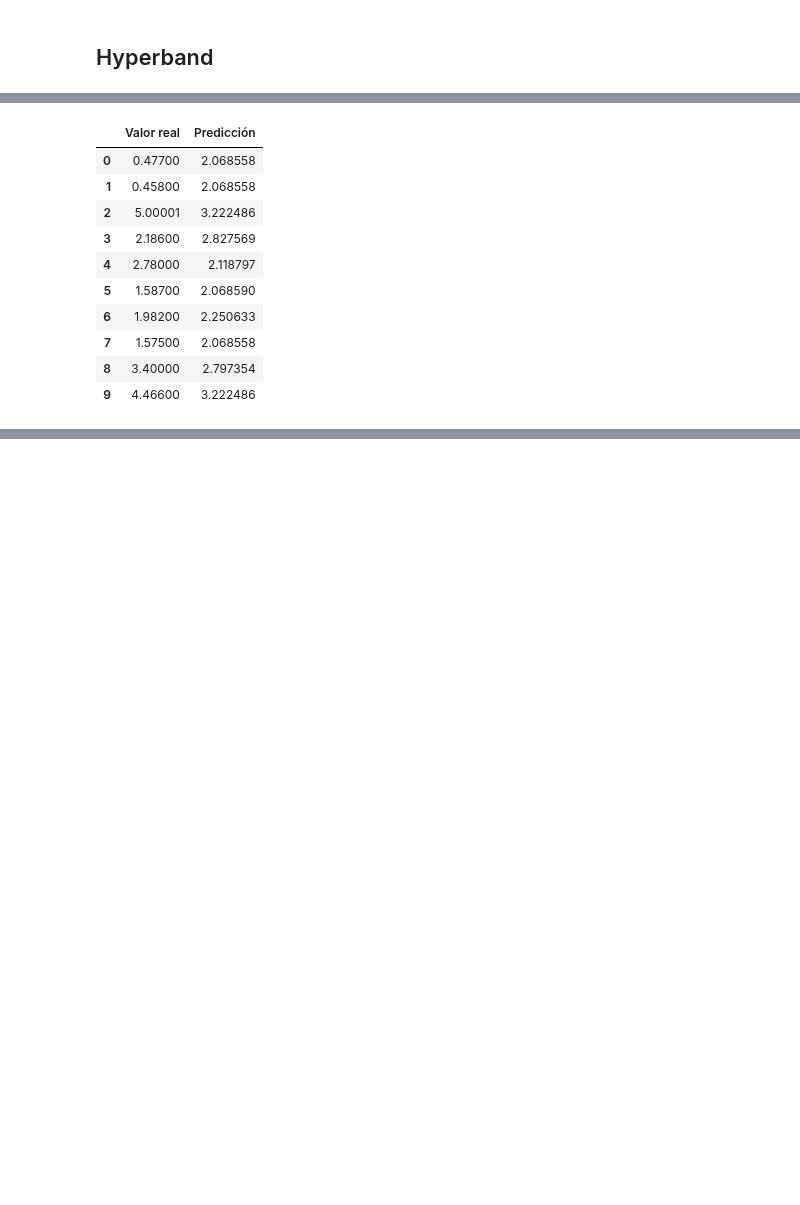
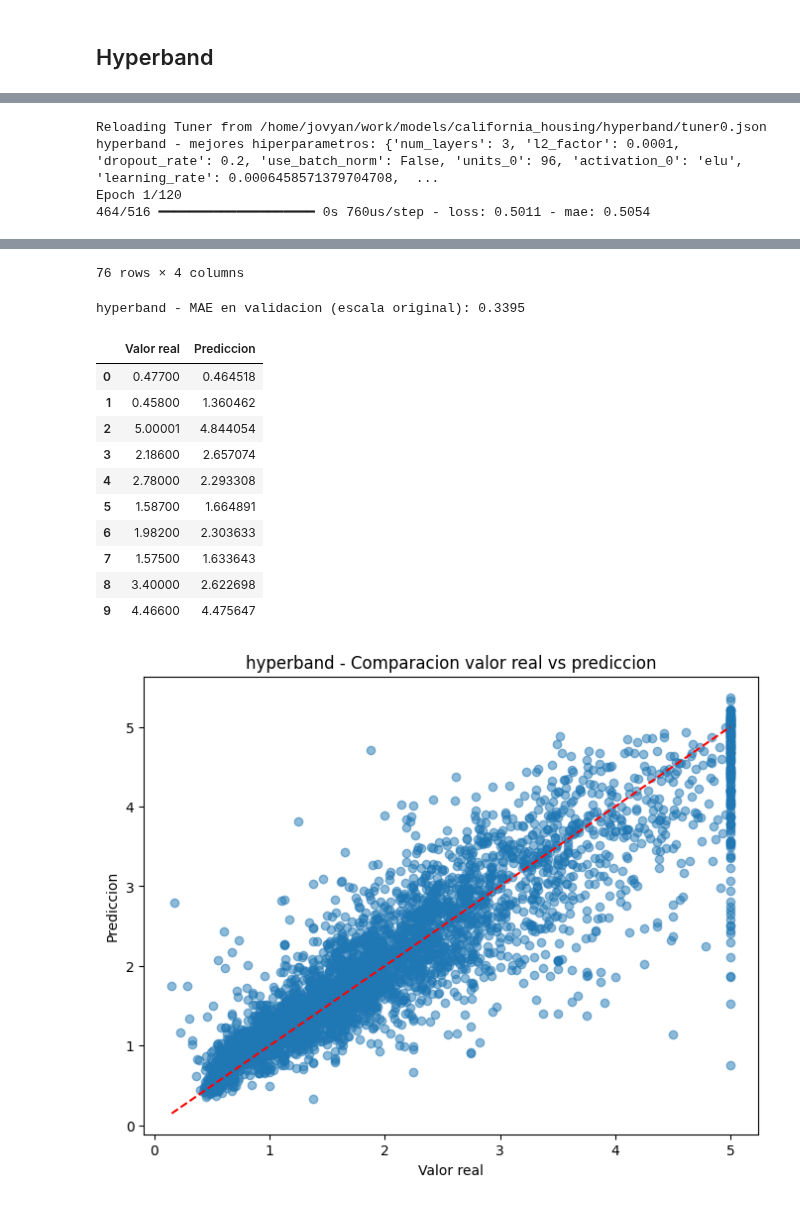
Before and after one commit to HUMartinezC/ia_bigdata_lab, a Jupyter notebook: notebooks/pia/comparacion_red_neuronal_regresion.ipynb, the cells around one changed output, grey strips where cells are left out. Cells and saved outputs as stored; diff of their text form; code cells hidden in the pictures; blank space fills up the shorter version.

```diff
--- a/notebooks/pia/comparacion_red_neuronal_regresion.ipynb
+++ b/notebooks/pia/comparacion_red_neuronal_regresion.ipynb
@@ -390,21 +408,2 @@ comparacion.head(10)
 # %% [markdown]
 ## Hyperband
-# %%
-def build_model(hp):
-    model = Sequential()
-
-    # Definir el número de capas (Hyperparameter for num_layers)
-    num_layers = hp.Int('num_layers', min_value=2, max_value=5)  # Número de capas entre 2 y 5
-
-    # Añadir capas dinámicamente en función del número de capas seleccionado
-    for i in range(num_layers):
-        model.add(Dense(units=hp.Int(f'units_{i}', min_value=16, max_value=64, step=16),
-                        activation=hp.Choice('activation', values=['relu', 'tanh', 'sigmoid'])))
-
-    model.add(Dense(1, activation='sigmoid'))  # Capa de salida
-
-    # Definir el optimizador con el learning rate como hiperparámetro
-    model.compile(optimizer=tf.keras.optimizers.Adam(learning_rate=hp.Float('learning_rate', min_value=1e-4, max_value=1e-2, sampling='LOG')),
-                  loss='mse',
-                  metrics=['mae'])
-    return model
@@ -454,21 +410,16 @@ Precisión en el conjunto de prueba: 0.6291781067848206
-# %%
-# Comparar valores originales vs predichos (desescalados)
-
-# Desescalar ambos arrays
-y_test_real = scaler_y.inverse_transform(y_test_scaled.reshape(-1, 1)).ravel()
-y_pred_scaled = model.predict(X_test, verbose=0).ravel()
-y_pred = scaler_y.inverse_transform(y_pred_scaled.reshape(-1, 1)).ravel()
-comparacion = pd.DataFrame({ 'Valor real': y_test_real, 'Predicción': y_pred })
-comparacion.head(10)
-# %% [output]
-|  | Valor real | Predicción |
-| 0 | 0.47700 | 2.068558 |
-| 1 | 0.45800 | 2.068558 |
-| 2 | 5.00001 | 3.222486 |
-| 3 | 2.18600 | 2.827569 |
-| 4 | 2.78000 | 2.118797 |
-| 5 | 1.58700 | 2.068590 |
-| 6 | 1.98200 | 2.250633 |
-| 7 | 1.57500 | 2.068558 |
-| 8 | 3.40000 | 2.797354 |
-| 9 | 4.46600 | 3.222486 |
+# %%
+tuner_hb = kt.Hyperband(
+    build_model,
+    objective="val_mae",
+    max_epochs=EPOCHS_TUNER,
+    hyperband_iterations=2,
+    directory=output_dir,
+    project_name="hyperband",
+)
+
+model_hb = run_tuner_experiment(tuner_hb, "hyperband")
+# %% [output]
+Reloading Tuner from /home/jovyan/work/models/california_housing/hyperband/tuner0.json
+hyperband - mejores hiperparametros: {'num_layers': 3, 'l2_factor': 0.0001, 'dropout_rate': 0.2, 'use_batch_norm': False, 'units_0': 96, 'activation_0': 'elu', 'learning_rate': 0.0006458571379704708,  ...
+Epoch 1/120
+464/516 ━━━━━━━━━━━━━━━━━━━━ 0s 760us/step - loss: 0.5011 - mae: 0.5054
@@ -474,0 +457,14 @@ comparacion.head(10)
+76 rows × 4 columns
+hyperband - MAE en validacion (escala original): 0.3395
+|  | Valor real | Prediccion |
+| 0 | 0.47700 | 0.464518 |
+| 1 | 0.45800 | 1.360462 |
+| 2 | 5.00001 | 4.844054 |
+| 3 | 2.18600 | 2.657074 |
+| 4 | 2.78000 | 2.293308 |
+| 5 | 1.58700 | 1.664891 |
+| 6 | 1.98200 | 2.303633 |
+| 7 | 1.57500 | 1.633643 |
+| 8 | 3.40000 | 2.622698 |
+| 9 | 4.46600 | 4.475647 |
+[figure, added]
```
Also changed, not shown: parts of 38 cells of this notebook.
